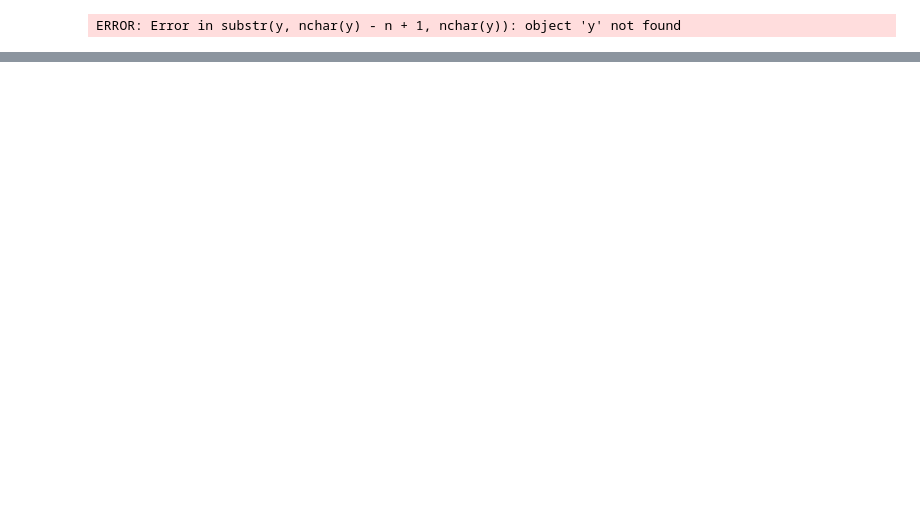
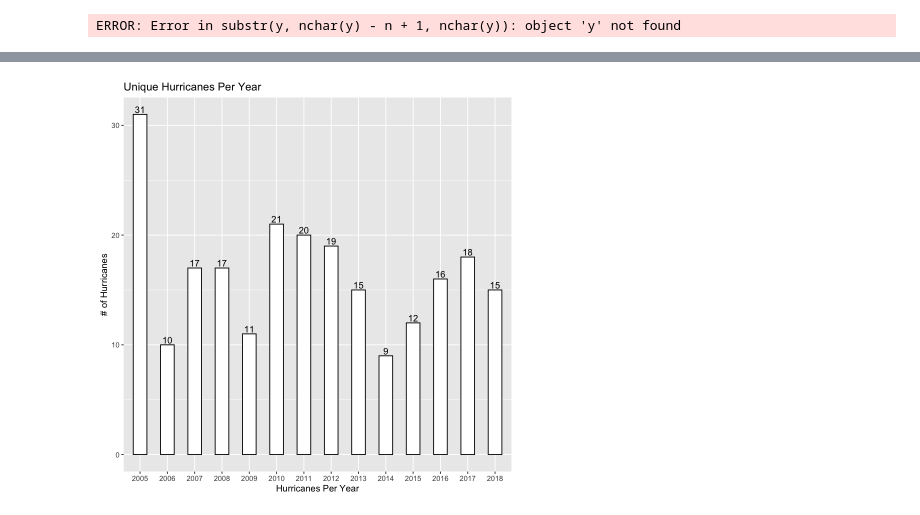
Before and after one commit to zoharsajith/CS424Project2, a Jupyter notebook: notebook-p.ipynb, the cells around one changed output, grey strips where cells are left out. Drawn from its saved outputs; the diff is of its cells as text; code cells hidden in the pictures; blank space fills up the shorter version.

Commit message:
unique hurricane year added

```diff
--- a/notebook-p.ipynb
+++ b/notebook-p.ipynb
@@ -160,3 +199,8 @@ lapply(yearly$id, function(x){
 })
 # %% [output]
 ERROR: Error in substr(y, nchar(y) - n + 1, nchar(y)): object 'y' not found
+# %%
+#how to get rid of duplicate hurrican values to count
+nodup <- at
+nodup <- at[!duplicated(at["id"]),]
+nodup
@@ -162,0 +227,6 @@ ERROR: Error in substr(y, nchar(y) - n + 1, nchar(y)): object 'y' not found
+# %%
+
+nodup$Date <- as.POSIXct(x=nodup$Date, format = "%Y-%m-%d %H:%M:%S")
+
+nodup2 <- nodup
+nodup2
@@ -162,0 +281,7 @@ ERROR: Error in substr(y, nchar(y) - n + 1, nchar(y)): object 'y' not found
+# %%
+#function to make a list with id with only the year this list also has all duplicate unique id removed
+nodup2$id <- lapply(nodup2$id, function(x){
+x <- str_sub(x,-4,-1)
+})
+
+nodup2
@@ -162,0 +308,11 @@ ERROR: Error in substr(y, nchar(y) - n + 1, nchar(y)): object 'y' not found
+# %%
+nodup2$id <- as.character(nodup2$id)
+#str(nodup2)
+#nodup2
+
+nodup2005 <- nodup2
+nodup2005 <- nodup2[nodup2005$id >= 2005,]
+newyear <- table(a<-(nodup2005$id))
+#creating a dataframe of unique years with amount of unique hurricanes that year
+newyear <- as.data.frame(newyear)
+newyear
@@ -162,0 +337,9 @@ ERROR: Error in substr(y, nchar(y) - n + 1, nchar(y)): object 'y' not found
+# %%
+plot2 <- ggplot(data= newyear, aes(x=Var1, y=Freq)) +
+    geom_bar(stat="identity", width=.5, color="black", fill="white") +
+    ggtitle("Unique Hurricanes Per Year") +
+    labs(x = "Hurricanes Per Year", y = "# of Hurricanes") +
+    geom_text(aes(label = Freq), position=position_dodge(width=.9), vjust=-.25)
+plot2
+# %% [output]
+[figure, added]
```
Also changed, not shown: parts of 8 cells of this notebook.
